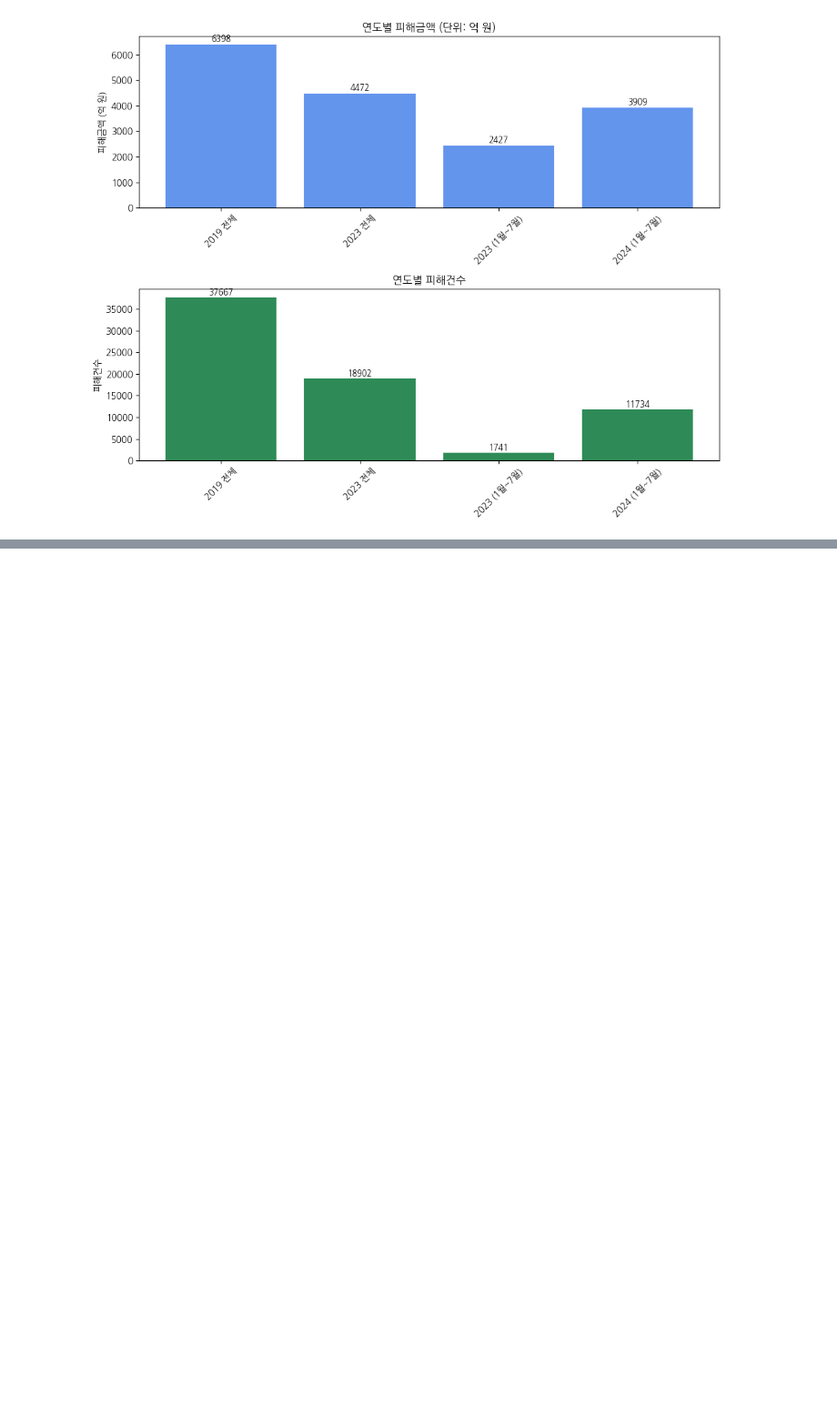
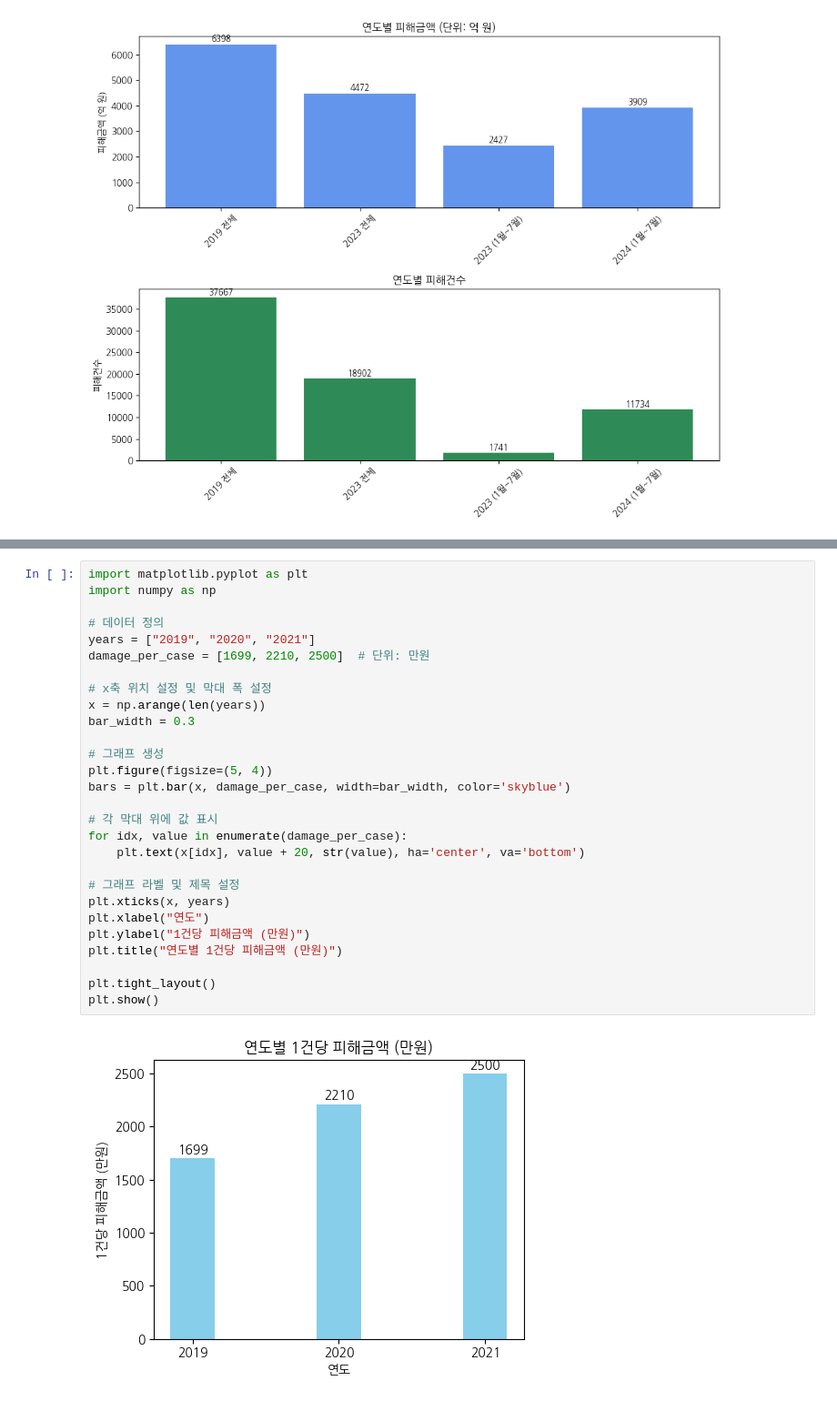
Before and after one commit to JSJeong-me/GPT-Agent, a Jupyter notebook: Phishing/Trends-0414.ipynb, the cells around one changed output, grey strips where cells are left out. Shown: that part at 91% size. Saved outputs shown, nothing was run; the diff lists cells and outputs as text; blank space fills up the shorter version.

```diff
--- a/Phishing/Trends-0414.ipynb
+++ b/Phishing/Trends-0414.ipynb
@@ -124,0 +125,30 @@ plt.show()
+# %%
+import matplotlib.pyplot as plt
+import numpy as np
+
+# 데이터 정의
+years = ["2019", "2020", "2021"]
+damage_per_case = [1699, 2210, 2500]  # 단위: 만원
+
+# x축 위치 설정 및 막대 폭 설정
+x = np.arange(len(years))
+bar_width = 0.3
+
+# 그래프 생성
+plt.figure(figsize=(5, 4))
+bars = plt.bar(x, damage_per_case, width=bar_width, color='skyblue')
+
+# 각 막대 위에 값 표시
+for idx, value in enumerate(damage_per_case):
+    plt.text(x[idx], value + 20, str(value), ha='center', va='bottom')
+
+# 그래프 라벨 및 제목 설정
+plt.xticks(x, years)
+plt.xlabel("연도")
+plt.ylabel("1건당 피해금액 (만원)")
+plt.title("연도별 1건당 피해금액 (만원)")
+
+plt.tight_layout()
+plt.show()
+# %% [output]
+[figure, added]
```
Also changed, not shown: parts of 1 cell of this notebook.
